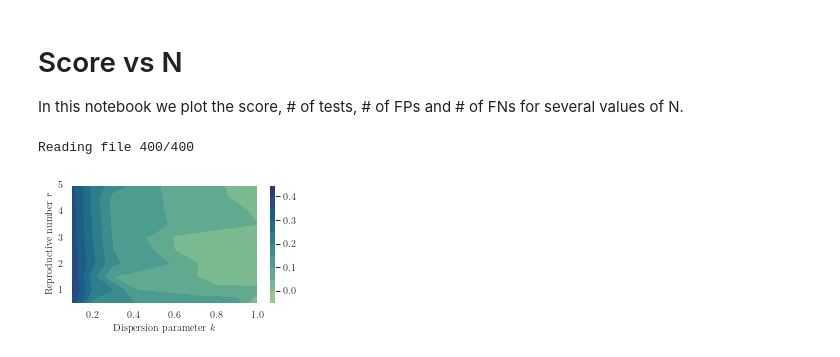
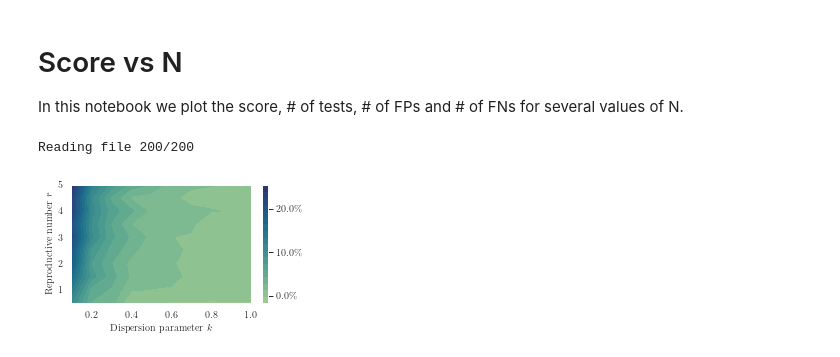
Before and after one commit to Networks-Learning/pooled-testing, a Jupyter notebook: notebooks/score_vs_R_k.ipynb, the cells around one changed output. Saved outputs shown, nothing was run; the diff lists cells and outputs as text; code cells hidden in the pictures.

```diff
--- a/notebooks/score_vs_R_k.ipynb
+++ b/notebooks/score_vs_R_k.ipynb
@@ -41,7 +41,8 @@ type_dict = {
     'seed' : int
 }
 # %%
-files = glob.glob("./outputs/{name}_*.json".format(name=name))
+N=200
+files = glob.glob("./outputs/{name}_*_N_{N}_*.json".format(name=name, N=N))
 
 dicts = []
 for fl_id, fl in enumerate(files):
@@ -67,43 +68,42 @@ for fl_id, fl in enumerate(files):
 
 input_df = pd.DataFrame(dicts)
 # %% [output]
-Reading file 400/400
+Reading file 200/200
 # %%
 total_df = input_df.astype(type_dict) # Fix types
 total_df = total_df.rename(columns={"method": "Method", "score": "Score"}) # Rename columns
 total_df = total_df.replace({'binomial': 'Dorfman', 'negbin': 'Algorithm 1'}) # Rename methods
 # %%
-results = {}
-for N in [20, 100]:
-    results[N] = total_df[(total_df['N']==N) & (total_df['lambda_1']==0.0) & (total_df['lambda_2']==0.0) & (total_df['k']<=1.0)]
-    results[N] = results[N].pivot(index=['lambda_1', 'lambda_2', 'se', 'sp', 'r', 'k', 'seed', 'N'], columns='Method', values='Score').reset_index()
-    results[N]['Percentage'] = (results[N]['Dorfman'] - results[N]['Algorithm 1'])/results[N]['Dorfman']
-    results[N] = results[N][['r','k','Percentage']]
-    results[N] = results[N].groupby(['r', 'k']).mean().reset_index()
-    results[N] = results[N].pivot('r', 'k', 'Percentage')
+
+results = total_df[(total_df['N']==N) & (total_df['lambda_1']==0.0) & (total_df['lambda_2']==0.0) & (total_df['k']<=1.0)]
+results = results.pivot(index=['lambda_1', 'lambda_2', 'se', 'sp', 'r', 'k', 'seed', 'N'], columns='Method', values='Score').reset_index()
+results['Percentage'] = (results['Dorfman'] - results['Algorithm 1'])/results['Dorfman']*100
+results = results[['r','k','Percentage']]
+results = results.groupby(['r', 'k']).mean().reset_index()
+results = results.pivot('r', 'k', 'Percentage')
 # %%
 utils.latexify(font_size=10)
 
-Z = results[20].to_numpy()
-k = results[20].columns.to_numpy()
-r = results[20].index.to_numpy()
+Z = results.to_numpy()
+k = results.columns.to_numpy()
+r = results.index.to_numpy()
 X, Y = np.meshgrid(k, r)
 
-nbins=10
+nbins=20
 levels=mpl.ticker.MaxNLocator(nbins=nbins).tick_values(Z.min(),Z.max())
 
 fig_height, fig_aspect = get_fig_dim(width_pt, fraction=0.6)
 fig, ax = plt.subplots(figsize=(fig_height*fig_aspect, fig_height))
 
 # ax.contour(X,Y,Z,levels=levels, colors='black', linestyles='solid')
 cs = ax.contourf(X,Y,Z,levels=levels, cmap=sns.color_palette("crest", as_cmap=True))
-fig.colorbar(cs)
+fig.colorbar(cs,format=mpl.ticker.PercentFormatter(),ticks=[0.0, 10.0, 20.0, 30.0, 40.0])
 
 ax.set_ylabel(r'Reproductive number $r$')
 ax.set_xlabel(r'Dispersion parameter $k$')
 
 fig.tight_layout()
-fig.savefig('figures/{name}_N_20.pdf'.format(name=name))
+fig.savefig('figures/{name}_N_{N}.pdf'.format(name=name, N=N))
 # %% [output]
-[figure, old version]
+[figure, new version]
 # %%
```
Also changed, not shown: parts of 1 cell of this notebook, 6 other files.
